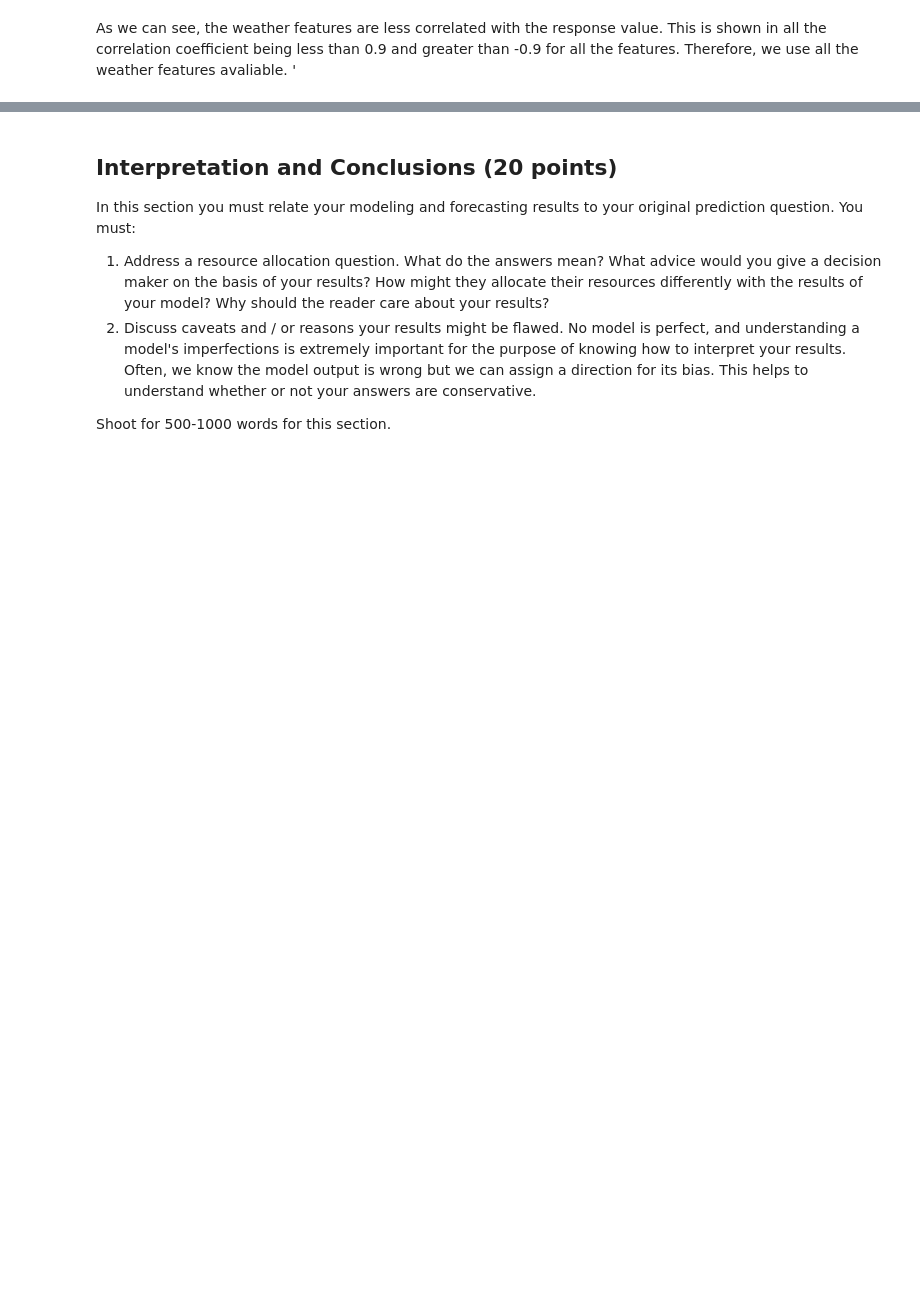
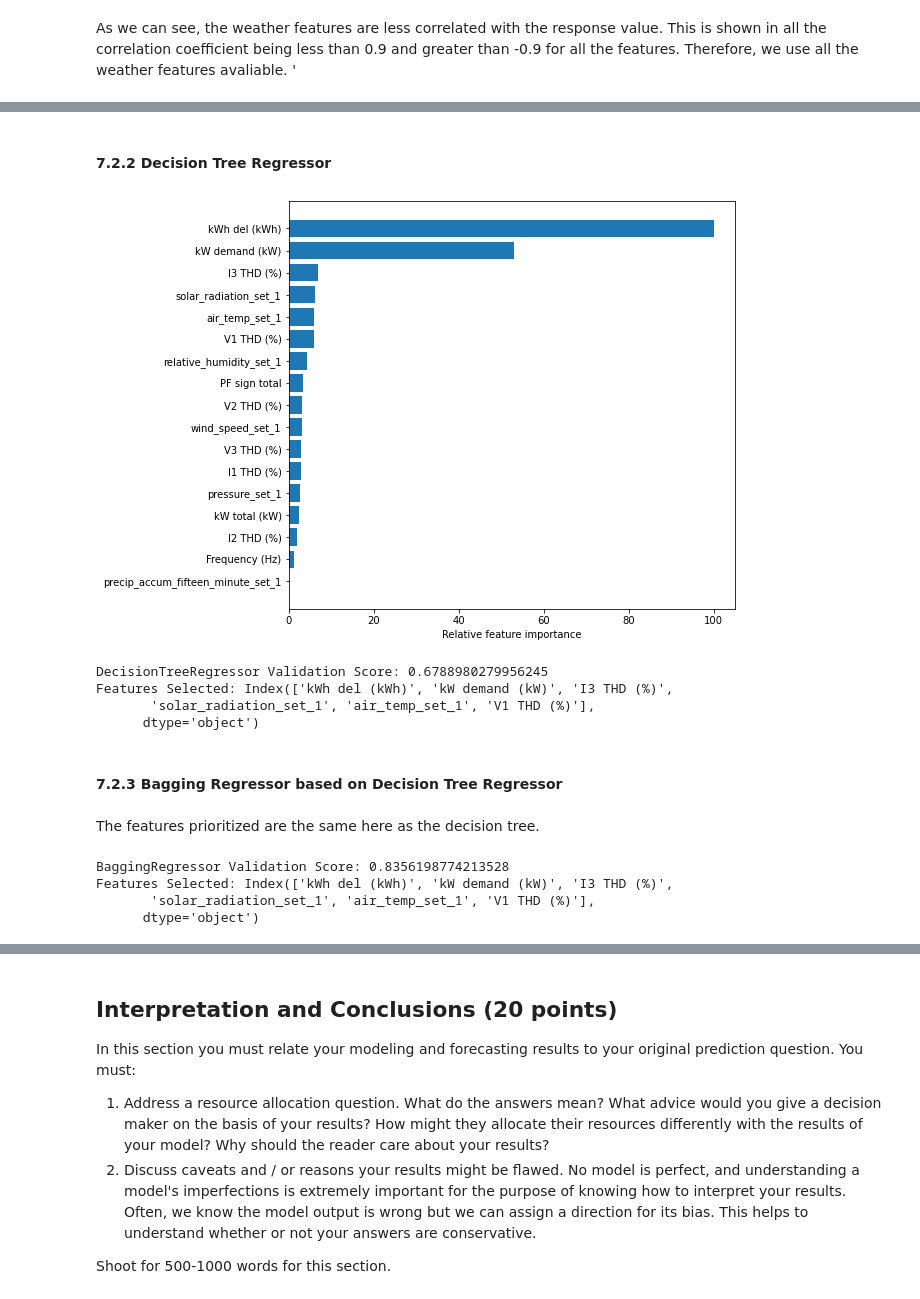
Before and after one commit to rachelngjiemin/131_group2, a Jupyter notebook: grp2_final_proj/FinalProjectTemplate_2022.ipynb, the cells around one changed output, grey strips where cells are left out. Drawn from its saved outputs; the diff is of its cells as text; code cells hidden in the pictures; blank space fills up the shorter version.

```diff
--- a/grp2_final_proj/FinalProjectTemplate_2022.ipynb
+++ b/grp2_final_proj/FinalProjectTemplate_2022.ipynb
@@ -562,0 +773,27 @@ This section is where the rubber meets the road.  In it you must:
+# %% [markdown]
+#### 7.2.2 Decision Tree Regressor
+# %%
+d_tree = DecisionTreeRegressor(random_state=2022)
+d_tree.fit(X, y)
+
+important_features_d_tree = importance_plot(d_tree)
+# %% [output]
+[figure, added]
+# %%
+top_features = 6
+X_train = X[important_features_d_tree.sort_values(by='importance', ascending=False).feature[:top_features]]
+y_train = y
+
+X_train, X_val, y_train, y_val = train_test_split(X_train, y_train, test_size = 0.25, random_state = 1)
+
+d_tree.fit(X_train, y_train)
+d_score = d_tree.score(X_val, y_val)
+print(f'DecisionTreeRegressor Validation Score: {d_score}')
+print(f'Features Selected: {X_train.columns}')
+# %% [output]
+DecisionTreeRegressor Validation Score: 0.6788980279956245
+Features Selected: Index(['kWh del (kWh)', 'kW demand (kW)', 'I3 THD (%)',
+       'solar_radiation_set_1', 'air_temp_set_1', 'V1 THD (%)'],
+      dtype='object')
+# %% [markdown]
+#### 7.2.3 Bagging Regressor based on Decision Tree Regressor
@@ -562,0 +805,18 @@ This section is where the rubber meets the road.  In it you must:
+# %% [markdown]
+The features prioritized are the same here as the decision tree.
+# %%
+top_features = 6
+X_train = X[important_features.sort_values(by='importance', ascending=False).feature[:top_features]]
+y_train = y
+
+X_train, X_val, y_train, y_val = train_test_split(X_train, y_train, test_size = 0.25, random_state = 1)
+
+bag_tree.fit(X_train, y_train)
+bag_score = bag_tree.score(X_val, y_val)
+print(f'BaggingRegressor Validation Score: {bag_score}')
+print(f'Features Selected: {X_train.columns}')
+# %% [output]
+BaggingRegressor Validation Score: 0.8356198774213528
+Features Selected: Index(['kWh del (kWh)', 'kW demand (kW)', 'I3 THD (%)',
+       'solar_radiation_set_1', 'air_temp_set_1', 'V1 THD (%)'],
+      dtype='object')
```
Also changed, not shown: parts of 31 cells of this notebook.
